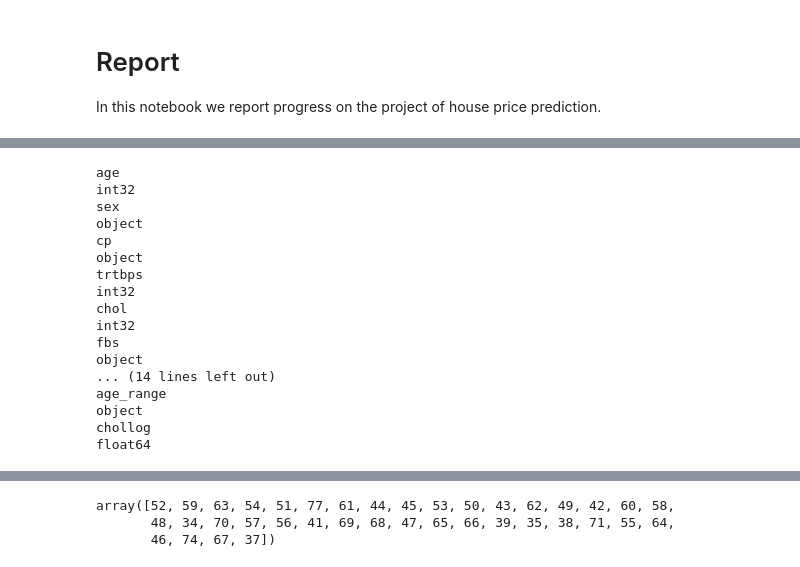
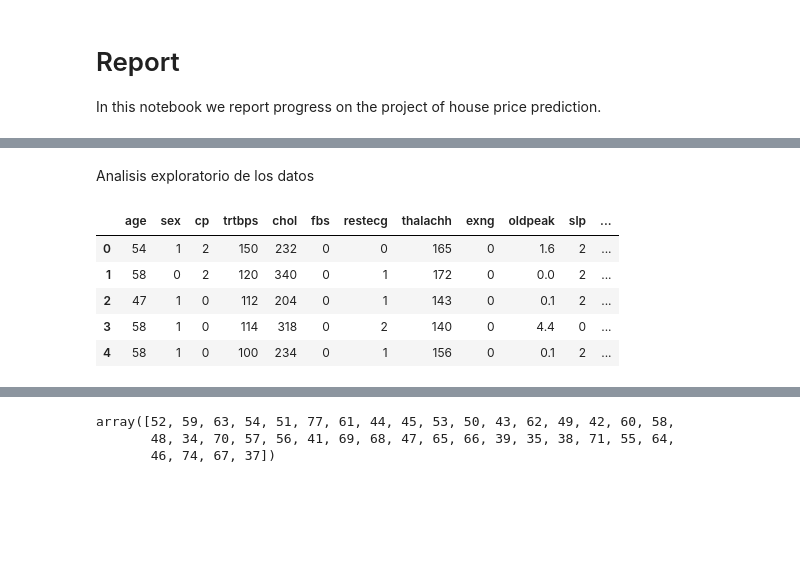
Before and after one commit to alejoaj22/ml-tarea-competencia, a Jupyter notebook: report _tarea_reto.ipynb, the cells around one changed output, grey strips where cells are left out. Saved outputs shown, nothing was run; the diff lists cells and outputs as text; code cells hidden in the pictures; blank space fills up the shorter version.

```diff
--- a/report _tarea_reto.ipynb
+++ b/report _tarea_reto.ipynb
@@ -59,22 +40,2 @@ dataset["train"][0]
-# %%
-for col in dataset["train"][0]:
-    print(col)
-    print(dataset["train"][0][col].unique().dtype)
-# %% [output]
-age
-int32
-sex
-object
-cp
-object
-trtbps
-int32
-chol
-int32
-fbs
-object
-... (14 lines left out)
-age_range
-object
-chollog
-float64
+# %% [markdown]
+Analisis exploratorio de los datos
@@ -80,0 +44,9 @@ float64
+# %%
+df_data.head(5)
+# %% [output]
+|  | age | sex | cp | trtbps | chol | fbs | restecg | thalachh | exng | oldpeak | slp | ... |
+| 0 | 54 | 1 | 2 | 150 | 232 | 0 | 0 | 165 | 0 | 1.6 | 2 | ... |
+| 1 | 58 | 0 | 2 | 120 | 340 | 0 | 1 | 172 | 0 | 0.0 | 2 | ... |
+| 2 | 47 | 1 | 0 | 112 | 204 | 0 | 1 | 143 | 0 | 0.1 | 2 | ... |
+| 3 | 58 | 1 | 0 | 114 | 318 | 0 | 2 | 140 | 0 | 4.4 | 0 | ... |
+| 4 | 58 | 1 | 0 | 100 | 234 | 0 | 1 | 156 | 0 | 0.1 | 2 | ... |
```
Also changed, not shown: parts of 22 cells of this notebook, 2 other files.
